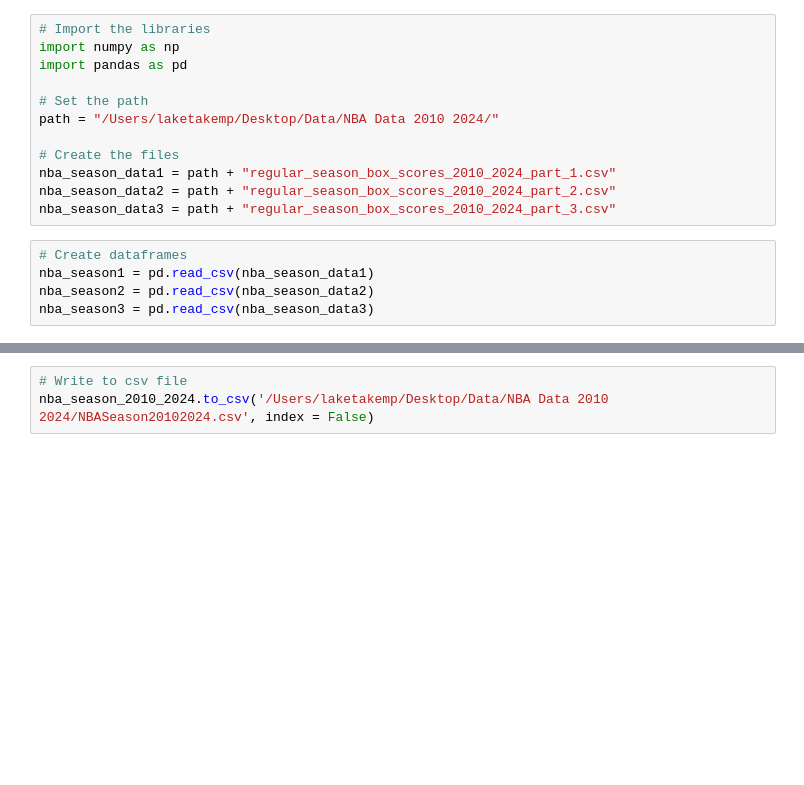
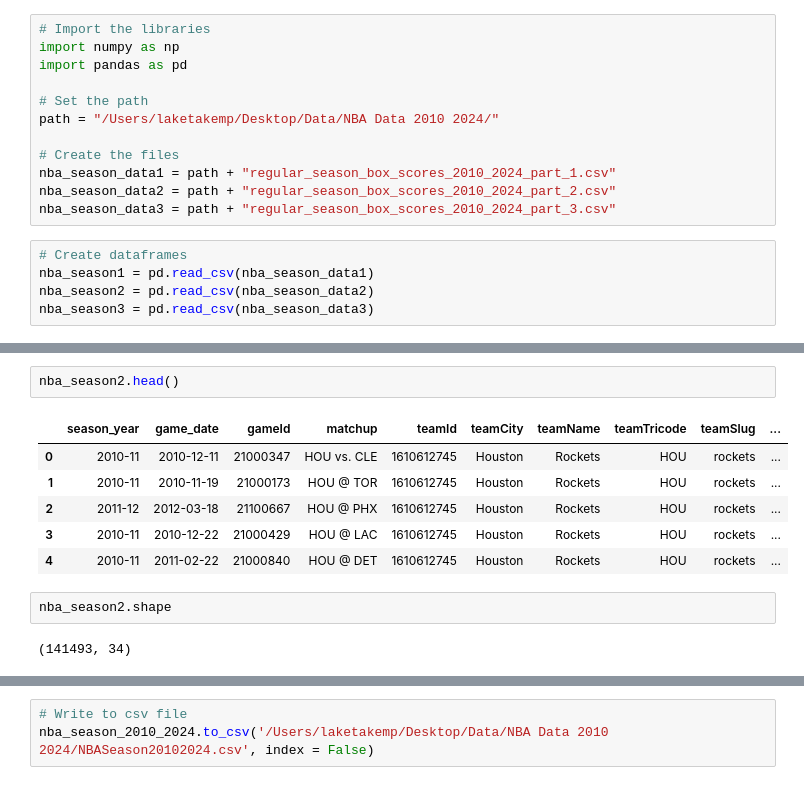
Before and after one commit to laketalkemp/2025-HUDS-Bootcamp, a Jupyter notebook: Data/NBA-Data/NBA Players Season Data.ipynb, the cells around one changed output, grey strips where cells are left out. Cells and saved outputs as stored; diff of their text form; blank space fills up the shorter version.

```diff
--- a/Data/NBA-Data/NBA Players Season Data.ipynb
+++ b/Data/NBA-Data/NBA Players Season Data.ipynb
@@ -17,0 +31,13 @@ nba_season3 = pd.read_csv(nba_season_data3)
+# %%
+nba_season2.head()
+# %% [output]
+|  | season_year | game_date | gameId | matchup | teamId | teamCity | teamName | teamTricode | teamSlug | ... |
+| 0 | 2010-11 | 2010-12-11 | 21000347 | HOU vs. CLE | 1610612745 | Houston | Rockets | HOU | rockets | ... |
+| 1 | 2010-11 | 2010-11-19 | 21000173 | HOU @ TOR | 1610612745 | Houston | Rockets | HOU | rockets | ... |
+| 2 | 2011-12 | 2012-03-18 | 21100667 | HOU @ PHX | 1610612745 | Houston | Rockets | HOU | rockets | ... |
+| 3 | 2010-11 | 2010-12-22 | 21000429 | HOU @ LAC | 1610612745 | Houston | Rockets | HOU | rockets | ... |
+| 4 | 2010-11 | 2011-02-22 | 21000840 | HOU @ DET | 1610612745 | Houston | Rockets | HOU | rockets | ... |
+# %%
+nba_season2.shape
+# %% [output]
+(141493, 34)
```
Also changed, not shown: parts of 6 cells of this notebook.
